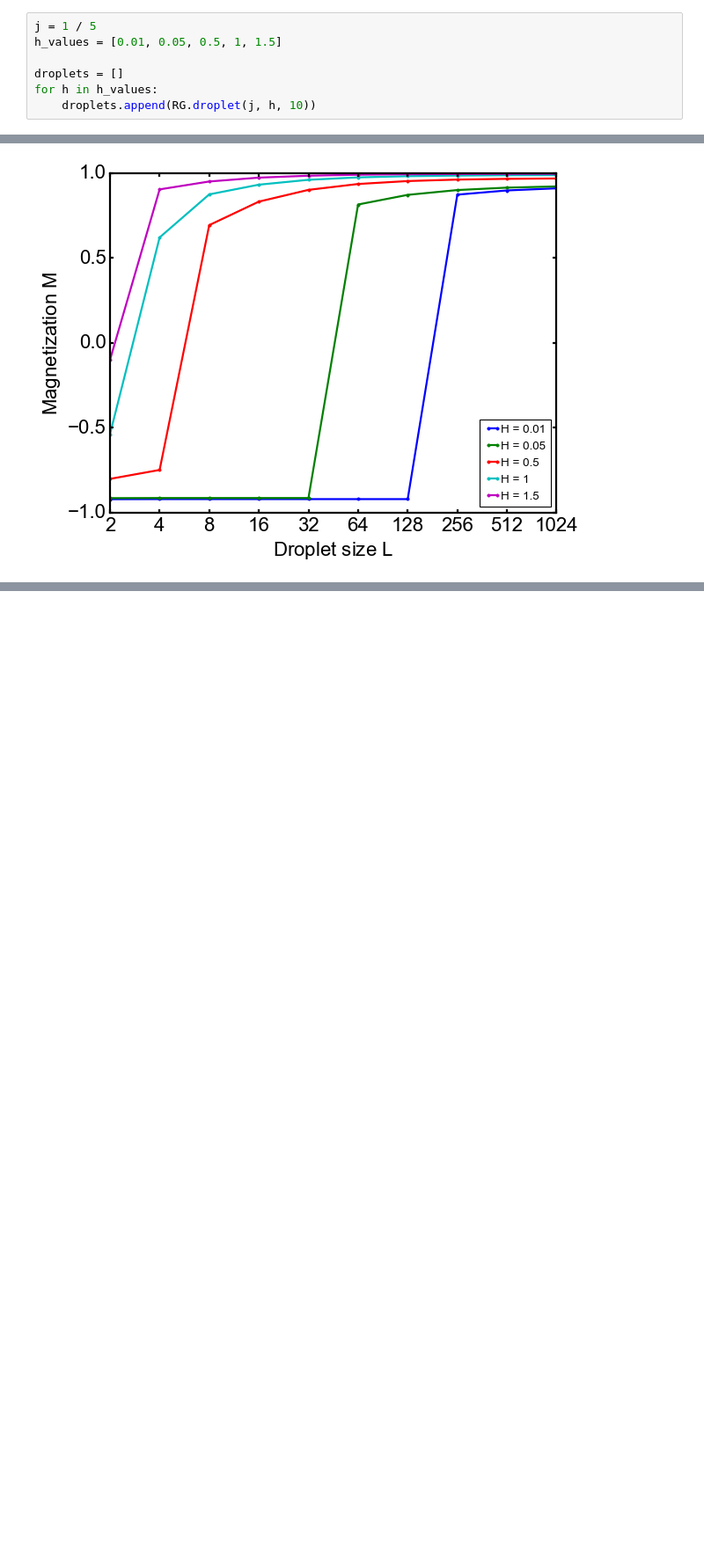
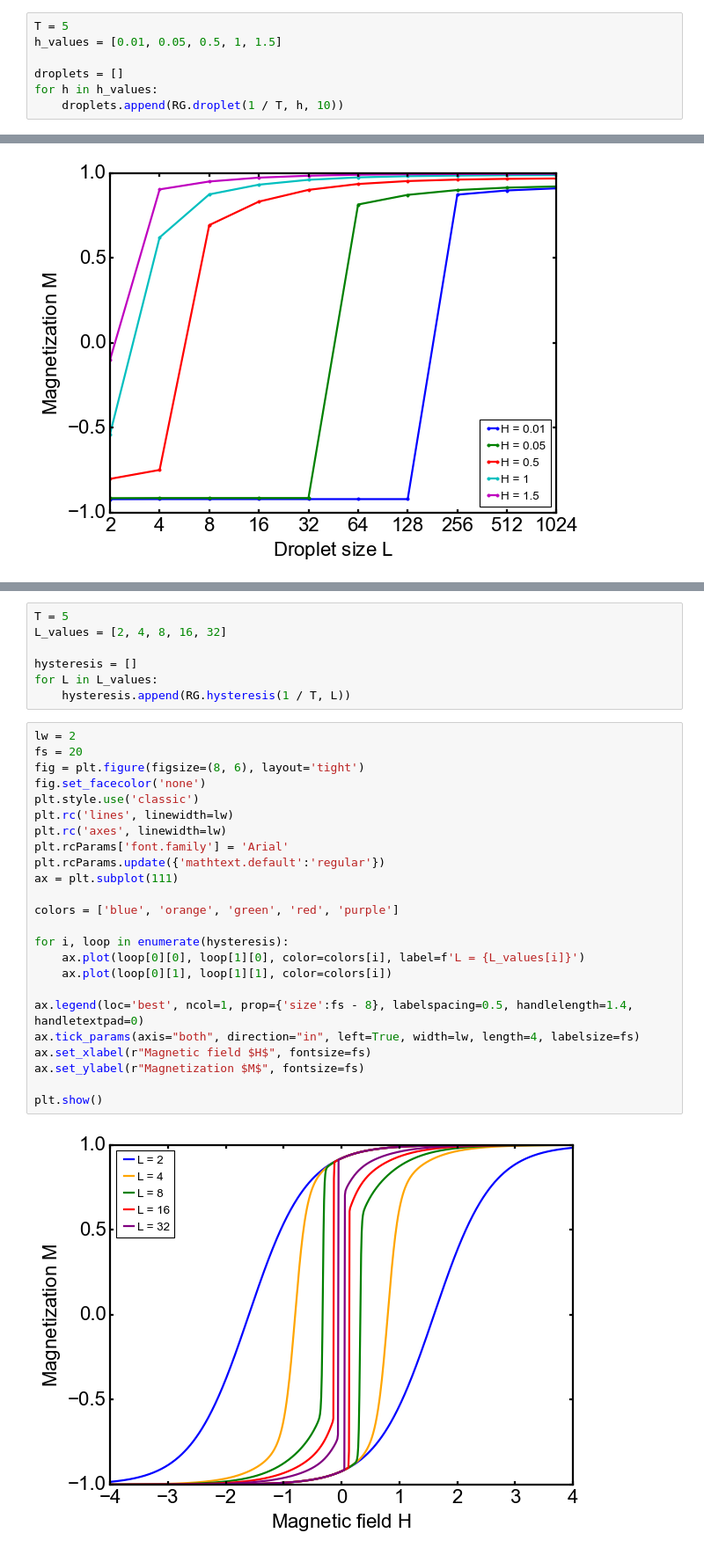
Before and after one commit to erbilcanartun/metastable-ising-system, a Jupyter notebook: metastable-droplets.ipynb, the cells around one changed output, grey strips where cells are left out. Shown at 88% size. Drawn from its saved outputs; the diff is of its cells as text; blank space fills up the shorter version.

Commit message:
Add hysteresis function and hysteresis loop calculations

```diff
--- a/metastable-droplets.ipynb
+++ b/metastable-droplets.ipynb
@@ -71,12 +71,12 @@ plt.show()
 # %% [markdown]
 # Metastable droplets
 # %%
-j = 1 / 5
+T = 5
 h_values = [0.01, 0.05, 0.5, 1, 1.5]
 
 droplets = []
 for h in h_values:
-    droplets.append(RG.droplet(j, h, 10))
+    droplets.append(RG.droplet(1 / T, h, 10))
 # %%
 lw = 2
 fs = 20
@@ -105,0 +110,33 @@ plt.show()
+# %%
+T = 5
+L_values = [2, 4, 8, 16, 32]
+
+hysteresis = []
+for L in L_values:
+    hysteresis.append(RG.hysteresis(1 / T, L))
+# %%
+lw = 2
+fs = 20
+fig = plt.figure(figsize=(8, 6), layout='tight')
+fig.set_facecolor('none')
+plt.style.use('classic')
+plt.rc('lines', linewidth=lw)
+plt.rc('axes', linewidth=lw)
+plt.rcParams['font.family'] = 'Arial'
+plt.rcParams.update({'mathtext.default':'regular'})
+ax = plt.subplot(111)
+
+colors = ['blue', 'orange', 'green', 'red', 'purple']
+
+for i, loop in enumerate(hysteresis):
+    ax.plot(loop[0][0], loop[1][0], color=colors[i], label=f'L = {L_values[i]}')
+    ax.plot(loop[0][1], loop[1][1], color=colors[i])
+
+ax.legend(loc='best', ncol=1, prop={'size':fs - 8}, labelspacing=0.5, handlelength=1.4, handletextpad=0)
+ax.tick_params(axis="both", direction="in", left=True, width=lw, length=4, labelsize=fs)
+ax.set_xlabel(r"Magnetic field $H$", fontsize=fs)
+ax.set_ylabel(r"Magnetization $M$", fontsize=fs)
+
+plt.show()
+# %% [output]
+[figure, added]
```
Also changed, not shown: parts of 5 cells of this notebook, 1 other file.
